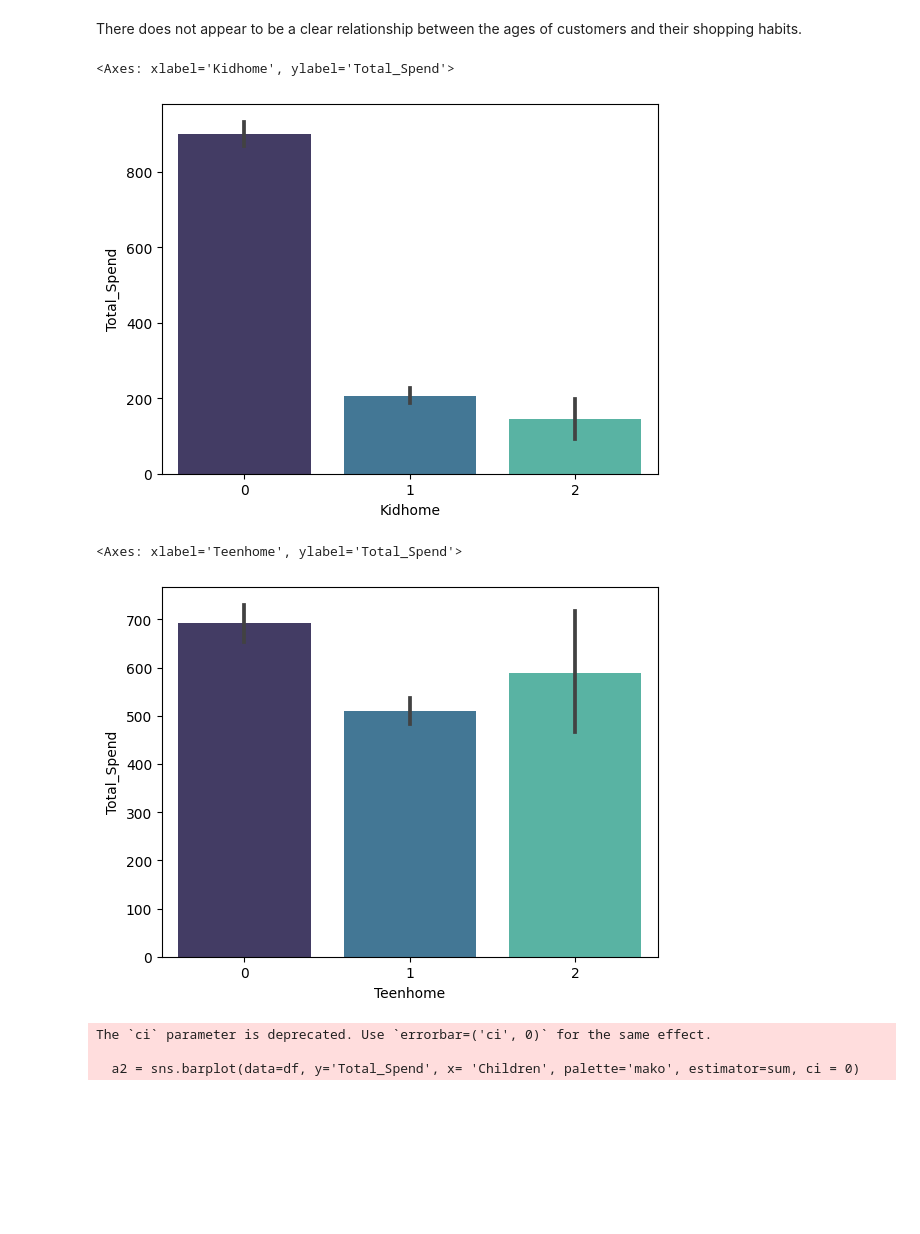
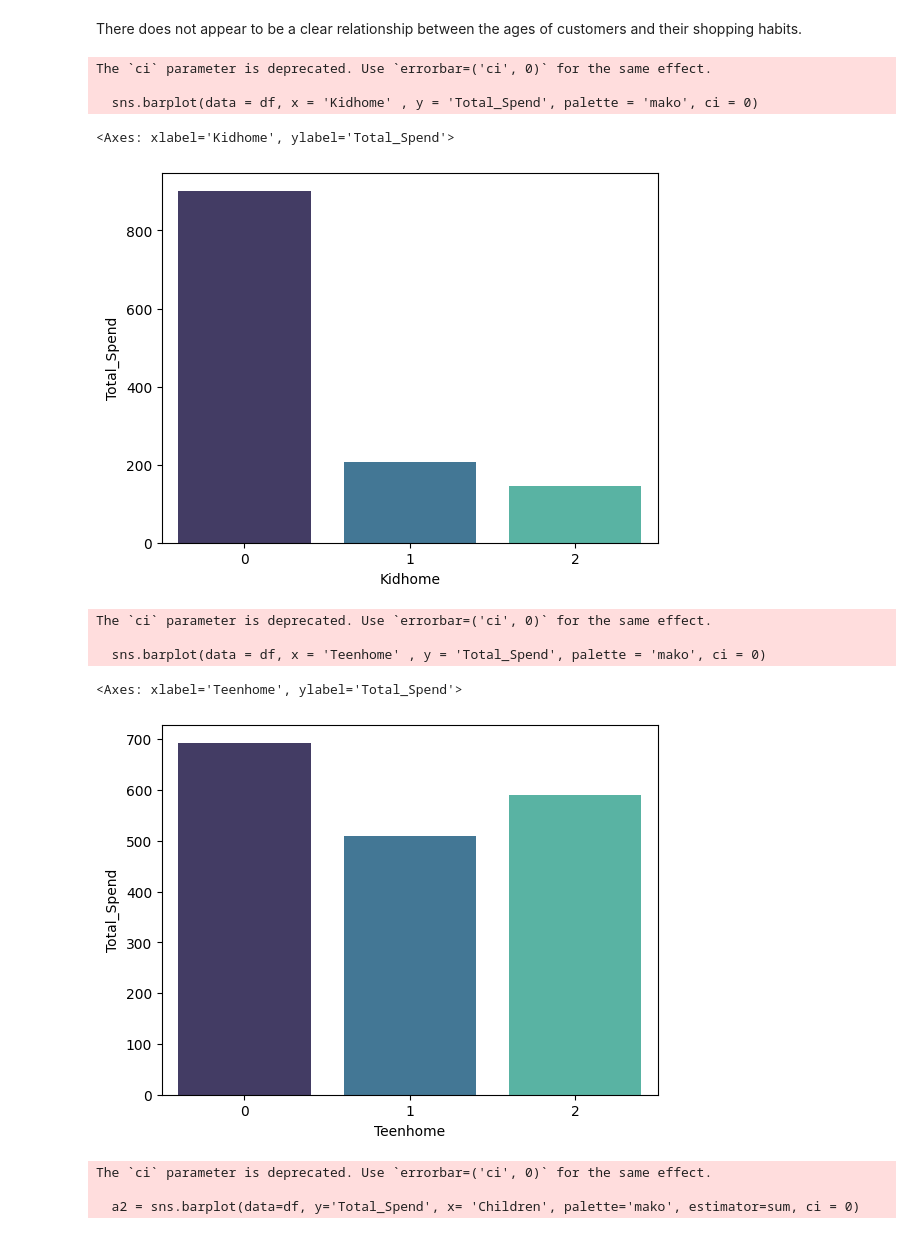
Before and after one commit to krisibraynova01/Thesis_TechnicalUnifersityofSofia, a Jupyter notebook: Graduation_thesis.ipynb, the cells around one changed output. Drawn from its saved outputs; the diff is of its cells as text; code cells hidden in the pictures; blank space fills up the shorter version.

```diff
--- a/Graduation_thesis.ipynb
+++ b/Graduation_thesis.ipynb
@@ -712,15 +736,21 @@ Text(0, 0.5, 'Spending')
 # %% [markdown]
 There does not appear to be a clear relationship between the ages of customers and their shopping habits.
 # %%
-sns.barplot(data = df, x = 'Kidhome' , y = 'Total_Spend', palette = 'mako')
+sns.barplot(data = df, x = 'Kidhome' , y = 'Total_Spend', palette = 'mako', ci = 0)
 # %% [output]
-<Axes: xlabel='Kidhome', ylabel='Total_Spend'>
+The `ci` parameter is deprecated. Use `errorbar=('ci', 0)` for the same effect.
+
+  sns.barplot(data = df, x = 'Kidhome' , y = 'Total_Spend', palette = 'mako', ci = 0)
+<Axes: xlabel='Kidhome', ylabel='Total_Spend'>
-[figure, old version]
+[figure, new version]
 # %%
-sns.barplot(data = df, x = 'Teenhome' , y = 'Total_Spend', palette = 'mako')
+sns.barplot(data = df, x = 'Teenhome' , y = 'Total_Spend', palette = 'mako', ci = 0)
 # %% [output]
-<Axes: xlabel='Teenhome', ylabel='Total_Spend'>
+The `ci` parameter is deprecated. Use `errorbar=('ci', 0)` for the same effect.
+
+  sns.barplot(data = df, x = 'Teenhome' , y = 'Total_Spend', palette = 'mako', ci = 0)
+<Axes: xlabel='Teenhome', ylabel='Total_Spend'>
-[figure, old version]
+[figure, new version]
 # %%
 fig = plt.figure(figsize=(18,6))
 
```
Also changed, not shown: parts of 15 cells of this notebook.
